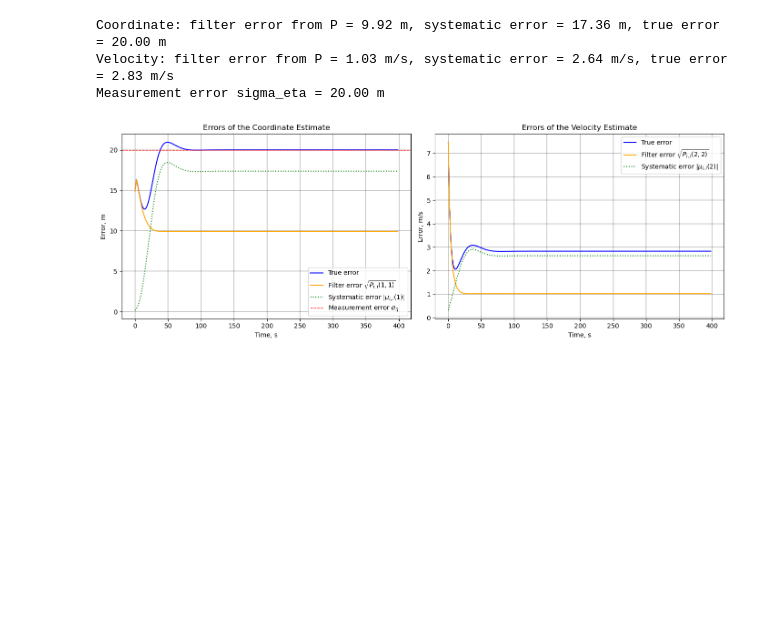
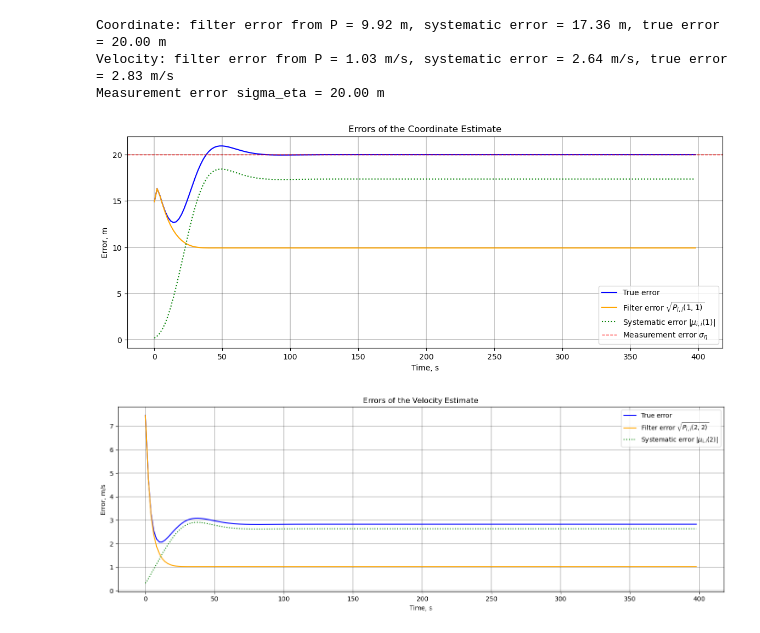
Before and after one commit to VladZg/Experimental-data-processing, a Jupyter notebook: task7/assignment7.ipynb, the cells around one changed output. Drawn from its saved outputs; the diff is of its cells as text; code cells hidden in the pictures; blank space fills up the shorter version.

```diff
--- a/task7/assignment7.ipynb
+++ b/task7/assignment7.ipynb
@@ -220,26 +219,29 @@ Coordinate: filter error from P = 9.92 m, systematic error = 17.36 m, true error
 Velocity: filter error from P = 1.03 m/s, systematic error = 2.64 m/s, true error = 2.83 m/s
 Measurement error sigma_eta = 20.00 m
 # %%
-fig, axes = plt.subplots(1, 2, figsize=(14, 5))
-axes[0].plot(steps, true_error_x, color="blue", linewidth=1.5, label="True error")
-axes[0].plot(steps, sigma_x_filt, color="orange", linewidth=1.5, label="Filter error $\\sqrt{P_{i,i}(1,1)}$")
-axes[0].plot(steps, np.abs(mu_filt[:, 0, 0]), color="green", linestyle=":", linewidth=1.5, label="Systematic error $|\\mu_{i,i}(1)|$")
-axes[0].axhline(SIGMA_ETA, color="red", linestyle="--", linewidth=1, label="Measurement error $\\sigma_\\eta$")
-axes[0].set_title("Errors of the Coordinate Estimate")
-axes[0].set_xlabel("Time, s")
-axes[0].set_ylabel("Error, m")
-axes[0].grid(True, color="black", linewidth=0.3)
-axes[0].legend(frameon=True)
+fig, ax = plt.subplots(figsize=(14, 5))
+ax.plot(steps, true_error_x, color="blue", linewidth=1.5, label="True error")
+ax.plot(steps, sigma_x_filt, color="orange", linewidth=1.5, label="Filter error $\\sqrt{P_{i,i}(1,1)}$")
+ax.plot(steps, np.abs(mu_filt[:, 0, 0]), color="green", linestyle=":", linewidth=1.5, label="Systematic error $|\\mu_{i,i}(1)|$")
+ax.axhline(SIGMA_ETA, color="red", linestyle="--", linewidth=1, label="Measurement error $\\sigma_\\eta$")
+ax.set_title("Errors of the Coordinate Estimate")
+ax.set_xlabel("Time, s")
+ax.set_ylabel("Error, m")
+ax.grid(True, color="black", linewidth=0.3)
+ax.legend(frameon=True)
+plt.show()
 
-axes[1].plot(steps, true_error_v, color="blue", linewidth=1.5, label="True error")
-axes[1].plot(steps, sigma_v_filt, color="orange", linewidth=1.5, label="Filter error $\\sqrt{P_{i,i}(2,2)}$")
-axes[1].plot(steps, np.abs(mu_filt[:, 1, 0]), color="green", linestyle=":", linewidth=1.5, label="Systematic error $|\\mu_{i,i}(2)|$")
-axes[1].set_title("Errors of the Velocity Estimate")
-axes[1].set_xlabel("Time, s")
-axes[1].set_ylabel("Error, m/s")
-axes[1].grid(True, color="black", linewidth=0.3)
-axes[1].legend(frameon=True)
+fig, ax = plt.subplots(figsize=(14, 5))
+ax.plot(steps, true_error_v, color="blue", linewidth=1.5, label="True error")
+ax.plot(steps, sigma_v_filt, color="orange", linewidth=1.5, label="Filter error $\\sqrt{P_{i,i}(2,2)}$")
+ax.plot(steps, np.abs(mu_filt[:, 1, 0]), color="green", linestyle=":", linewidth=1.5, label="Systematic error $|\\mu_{i,i}(2)|$")
+ax.set_title("Errors of the Velocity Estimate")
+ax.set_xlabel("Time, s")
+ax.set_ylabel("Error, m/s")
+ax.grid(True, color="black", linewidth=0.3)
+ax.legend(frameon=True)
 fig.tight_layout()
 plt.show()
 # %% [output]
-[figure, old version]
+[figure, new version]
+[figure, added]
```
Also changed, not shown: parts of 2 cells of this notebook, 1 other file.
